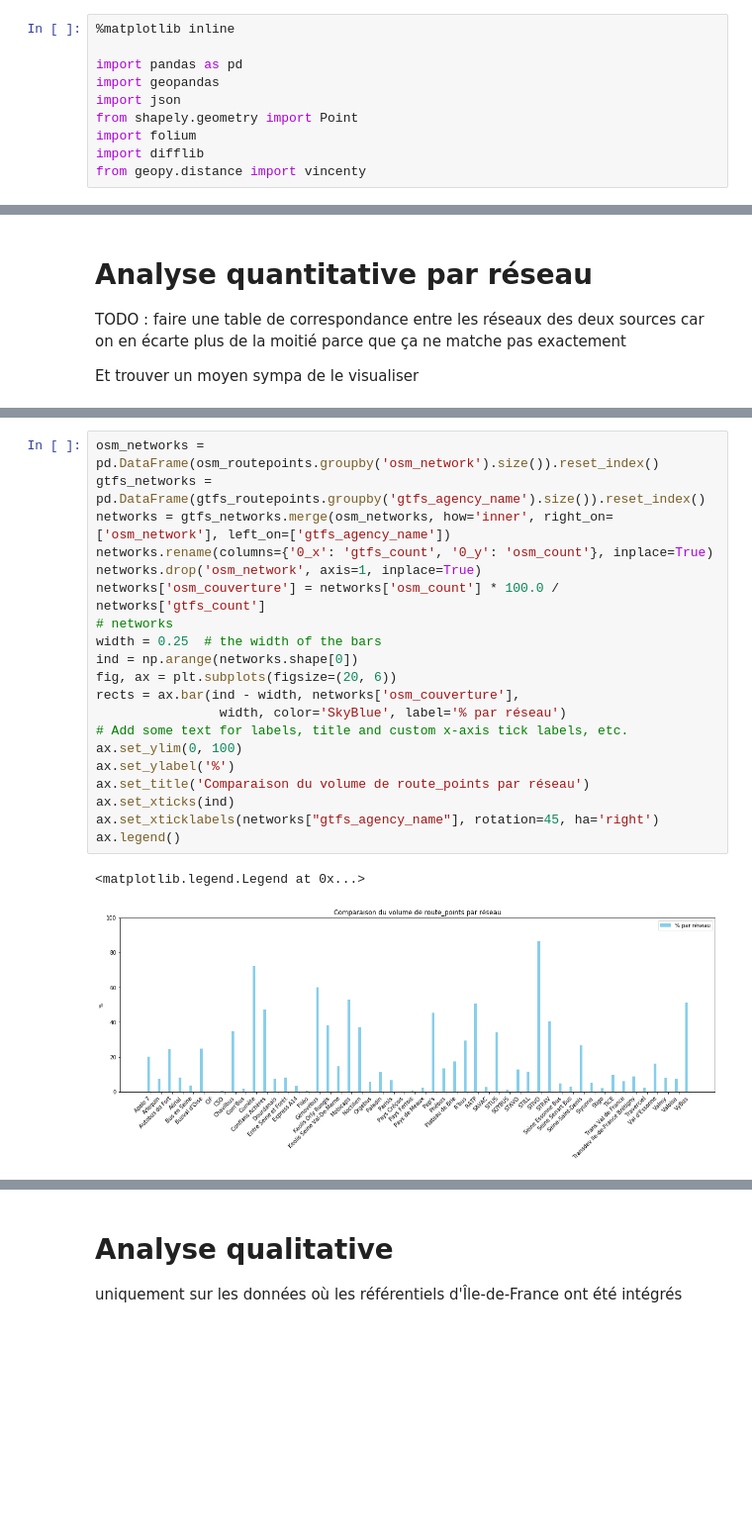
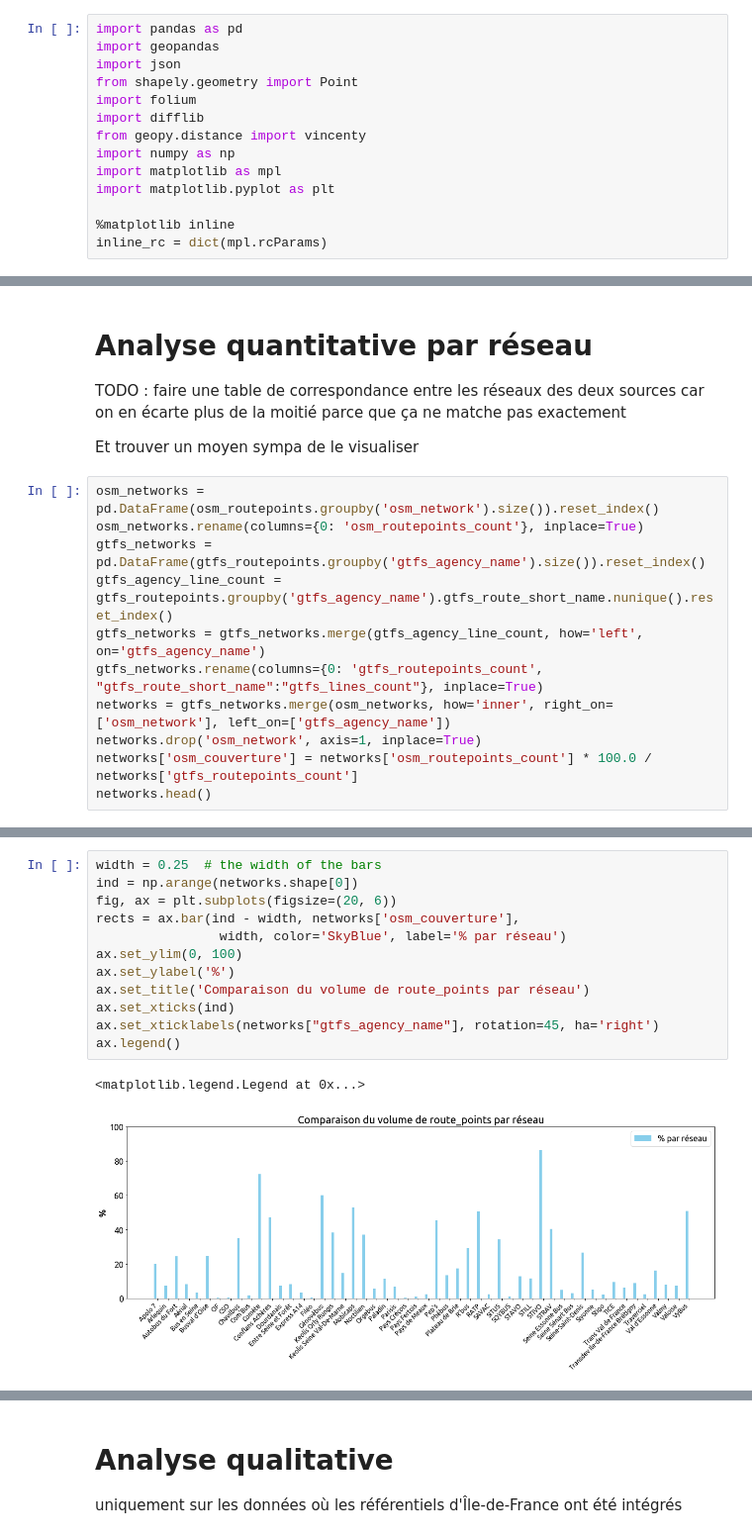
Before and after one commit to Jungle-Bus/ref-fr-STIF, a Jupyter notebook: audit_routepoints/idf_audit.ipynb, the cells around one changed output, grey strips where cells are left out. Shown at 99% size. Drawn from its saved outputs; the diff is of its cells as text; blank space fills up the shorter version.

```diff
--- a/audit_routepoints/idf_audit.ipynb
+++ b/audit_routepoints/idf_audit.ipynb
@@ -1,6 +1,4 @@
 # %%
-%matplotlib inline
-
 import pandas as pd
 import geopandas
 import json
@@ -8,6 +6,12 @@ from shapely.geometry import Point
 import folium
 import difflib
 from geopy.distance import vincenty
+import numpy as np
+import matplotlib as mpl
+import matplotlib.pyplot as plt
+
+%matplotlib inline
+inline_rc = dict(mpl.rcParams)
 # %% [markdown]
 # Analyse comparative des quantités de points d'arrêts
 # %%
@@ -213,3 +230,14 @@ len(osm_routepoints) * 100.0 / len(gtfs_routepoints)
 TODO : faire une table de correspondance entre les réseaux des deux sources car on en écarte plus de la moitié parce que ça ne matche pas exactement
 
 Et trouver un moyen sympa de le visualiser
+# %%
+osm_networks = pd.DataFrame(osm_routepoints.groupby('osm_network').size()).reset_index()
+osm_networks.rename(columns={0: 'osm_routepoints_count'}, inplace=True)
+gtfs_networks = pd.DataFrame(gtfs_routepoints.groupby('gtfs_agency_name').size()).reset_index()
+gtfs_agency_line_count = gtfs_routepoints.groupby('gtfs_agency_name').gtfs_route_short_name.nunique().reset_index()
+gtfs_networks = gtfs_networks.merge(gtfs_agency_line_count, how='left', on='gtfs_agency_name')
+gtfs_networks.rename(columns={0: 'gtfs_routepoints_count', "gtfs_route_short_name":"gtfs_lines_count"}, inplace=True)
+networks = gtfs_networks.merge(osm_networks, how='inner', right_on=['osm_network'], left_on=['gtfs_agency_name'])
+networks.drop('osm_network', axis=1, inplace=True)
+networks['osm_couverture'] = networks['osm_routepoints_count'] * 100.0 / networks['gtfs_routepoints_count']
+networks.head()
@@ -216,23 +251,15 @@ Et trouver un moyen sympa de le visualiser
 # %%
-osm_networks = pd.DataFrame(osm_routepoints.groupby('osm_network').size()).reset_index()
-gtfs_networks = pd.DataFrame(gtfs_routepoints.groupby('gtfs_agency_name').size()).reset_index()
-networks = gtfs_networks.merge(osm_networks, how='inner', right_on=['osm_network'], left_on=['gtfs_agency_name'])
-networks.rename(columns={'0_x': 'gtfs_count', '0_y': 'osm_count'}, inplace=True)
-networks.drop('osm_network', axis=1, inplace=True)
-networks['osm_couverture'] = networks['osm_count'] * 100.0 / networks['gtfs_count']
-# networks
 width = 0.25  # the width of the bars
 ind = np.arange(networks.shape[0])
 fig, ax = plt.subplots(figsize=(20, 6))
 rects = ax.bar(ind - width, networks['osm_couverture'],
                 width, color='SkyBlue', label='% par réseau')
-# Add some text for labels, title and custom x-axis tick labels, etc.
 ax.set_ylim(0, 100)
 ax.set_ylabel('%')
 ax.set_title('Comparaison du volume de route_points par réseau')
 ax.set_xticks(ind)
 ax.set_xticklabels(networks["gtfs_agency_name"], rotation=45, ha='right')
 ax.legend()
 # %% [output]
 <matplotlib.legend.Legend at 0x...>
-[figure, old version]
+[figure, new version]
```
Also changed, not shown: parts of 13 cells of this notebook.
